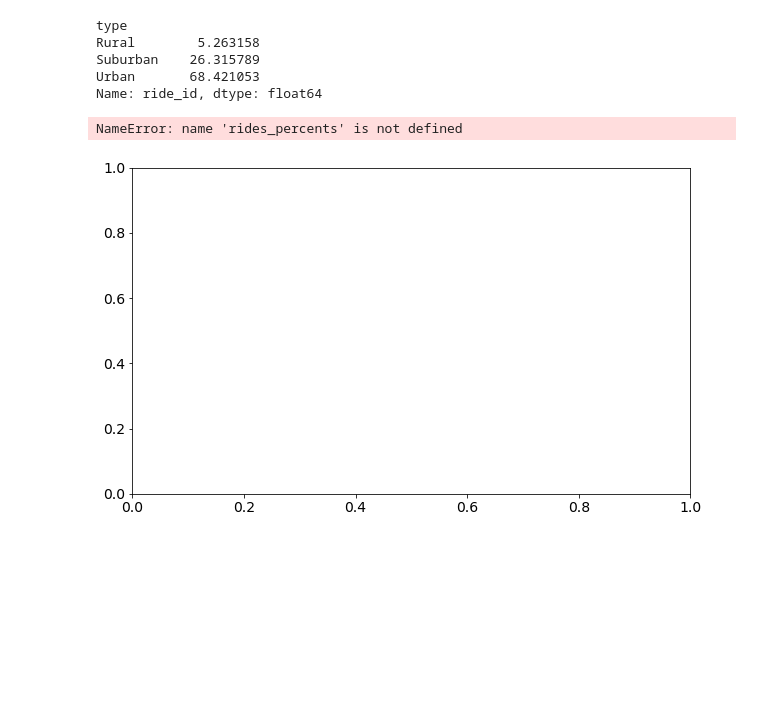
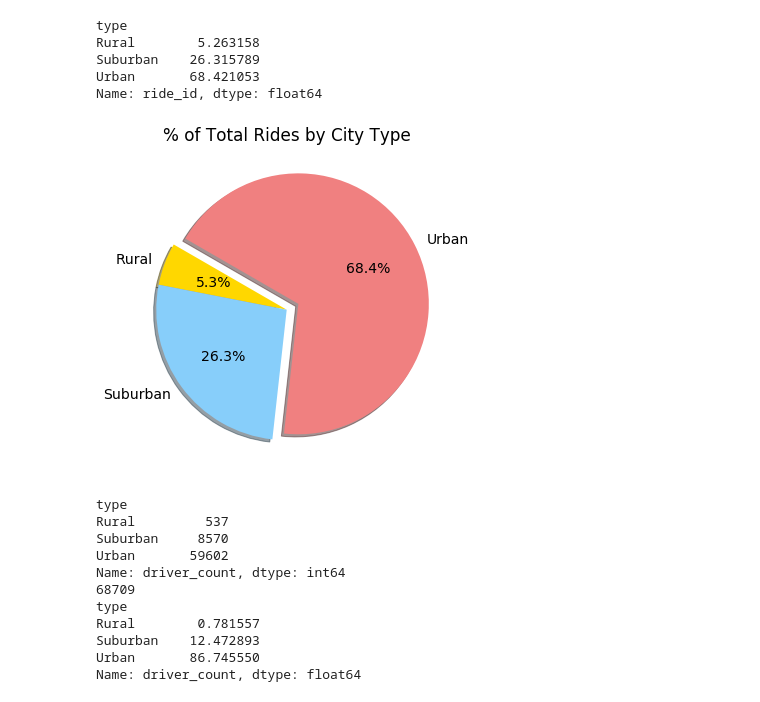
Before and after one commit to Muzznah/Pyber-Growth-Opportunity-Analysisis, a Jupyter notebook: PyBer.ipynb, the cells around one changed output. Saved outputs shown, nothing was run; the diff lists cells and outputs as text; code cells hidden in the pictures; blank space fills up the shorter version.

Commit message:
Drivers_percents pieplot

```diff
--- a/PyBer.ipynb
+++ b/PyBer.ipynb
@@ -1063,8 +1063,8 @@ total_rides
 2375
 # %%
 #Calculate percentage of rides by city types.
-rides_percent=100*count_rides_types/total_rides
-rides_percent
+rides_percents=100*count_rides_types/total_rides
+rides_percents
 # %% [output]
 type
 Rural        5.263158
@@ -1074,24 +1074,49 @@ Name: ride_id, dtype: float64
 # %%
 # Build Pie Chart
 plt.subplots(figsize=(10, 6))
 
-plt.pie(ride_percents,
+plt.pie(rides_percents,
     labels=["Rural", "Suburban", "Urban"],
     colors=["gold", "lightskyblue", "lightcoral"],
     explode=[0, 0, 0.1],
     autopct='%1.1f%%',
     shadow=True, startangle=150)
 
 plt.title("% of Total Rides by City Type")
 
 # Change the default font size from 10 to 14.
 mpl.rcParams['font.size'] = 14
 
 # Save Figure
 plt.savefig("analysis/Fig6.png")
 
 # Show Figure
 plt.show()
 # %% [output]
-NameError: name 'rides_percents' is not defined
-[figure, old version]
+[figure, new version]
+# %%
+# Get the total number of drivers for each city type.
+sum_drivers_type=pyber_data_df.groupby(["type"]).sum()["driver_count"]
+
+# Get the total drivers for all the city types.
+total_drivers=pyber_data_df.sum()["driver_count"]
+
+# Calculate the percentage of the total drivers for each city type.
+driver_percents=100* sum_drivers_type/total_drivers
+
+#Display Values
+print(sum_drivers_type)
+print(total_drivers)
+print(driver_percents)
+# %% [output]
+type
+Rural         537
+Suburban     8570
+Urban       59602
+Name: driver_count, dtype: int64
+68709
+type
+Rural        0.781557
+Suburban    12.472893
+Urban       86.745550
+Name: driver_count, dtype: float64
```
Also changed, not shown: parts of 1 cell of this notebook, 1 other file.
